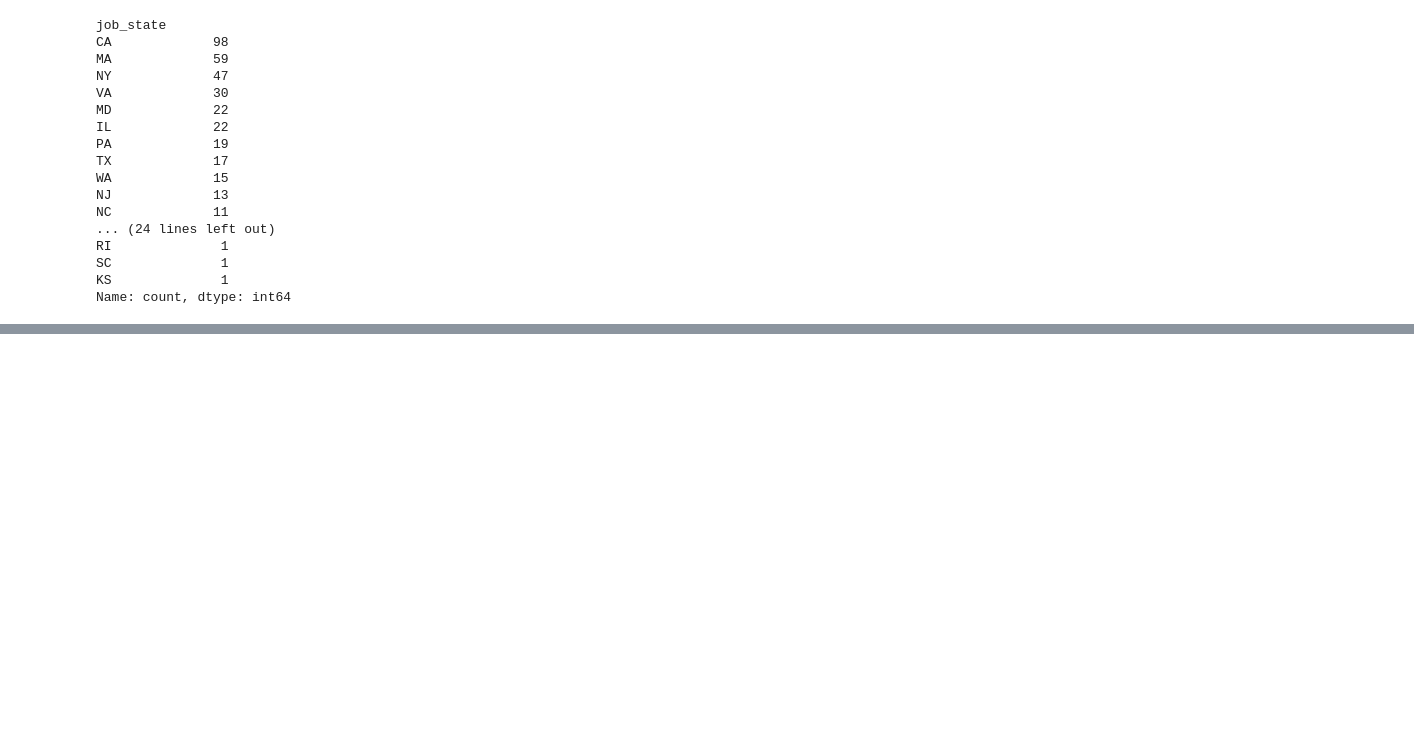
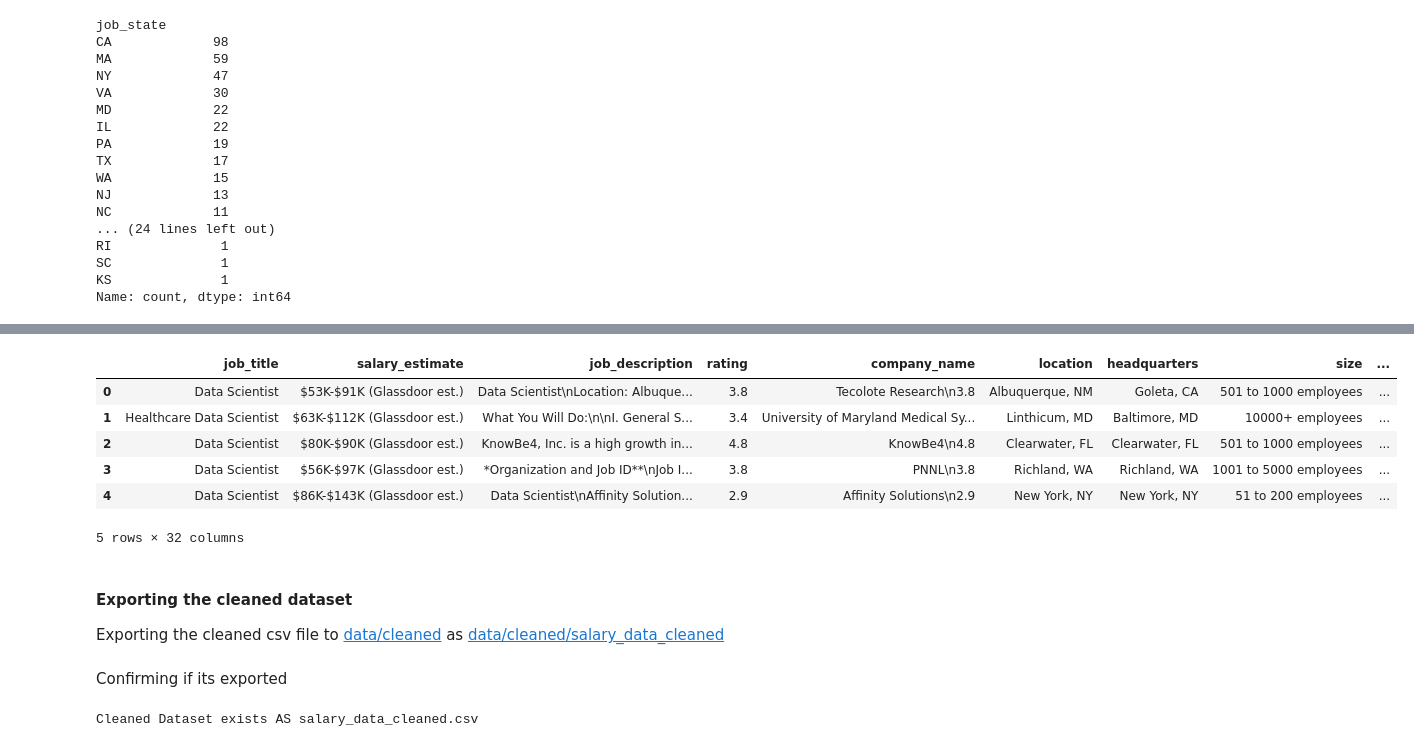
Before and after one commit to yasasbanukaofficial/glassdoor-job-market-insights, a Jupyter notebook: notebooks/01_data_cleaning.ipynb, the cells around one changed output, grey strips where cells are left out. Drawn from its saved outputs; the diff is of its cells as text; code cells hidden in the pictures; blank space fills up the shorter version.

```diff
--- a/notebooks/01_data_cleaning.ipynb
+++ b/notebooks/01_data_cleaning.ipynb
@@ -147,0 +193,3 @@ Name: count, dtype: int64
+# %%
+df['company_age'] = df.founded.apply(lambda x: x if x < 1 else 2026 - x)
+df[['company_age']].head()
@@ -147,0 +211,21 @@ Name: count, dtype: int64
+# %%
+cleaned_company_size = (
+    df['size']
+    .str.lower()
+    .str.replace('employees', '', regex=False)
+    .str.replace('unknown', '', regex=False)
+    .str.replace('+', '', regex=False)
+    .str.strip()
+)
+
+df['min_emp_count'] = cleaned_company_size.str.split('to').str[0].str.strip()
+df['max_emp_count'] = cleaned_company_size.str.split('to').str[1].str.strip()
+
+df['min_emp_count'] = df['min_emp_count'].fillna(-1)
+df['max_emp_count'] = (df['max_emp_count'].fillna(df['min_emp_count']) if df['min_emp_count'].any() != -1 else -1)
+
+df['min_emp_count'] = pd.to_numeric(df['min_emp_count'], errors='coerce')
+df['max_emp_count'] = pd.to_numeric(df['max_emp_count'], errors='coerce')
+
+df['avg_emp_count'] = ((df['max_emp_count'] + df['min_emp_count']) / 2).round().astype('Int64')
+df[['min_emp_count', 'max_emp_count', 'avg_emp_count']].value_counts()
@@ -147,0 +253,23 @@ Name: count, dtype: int64
+# %%
+skill_set = ['python', 'r', 'power bi', 'sql', 'excel', 'spark']
+
+desc_lower = df['job_description'].str.lower()
+
+for skill in skill_set:
+    col_name = skill + "_yn"
+    skill_name = r'\b' + re.escape(skill) + r'\b'
+    df[col_name] = desc_lower.str.contains(skill_name, regex=True, na=False)
+
+df.head()
+# %% [output]
+|  | job_title | salary_estimate | job_description | rating | company_name | location | headquarters | size | ... |
+| 0 | Data Scientist | $53K-$91K (Glassdoor est.) | Data Scientist\nLocation: Albuque... | 3.8 | Tecolote Research\n3.8 | Albuquerque, NM | Goleta, CA | 501 to 1000 employees | ... |
+| 1 | Healthcare Data Scientist | $63K-$112K (Glassdoor est.) | What You Will Do:\n\nI. General S... | 3.4 | University of Maryland Medical Sy... | Linthicum, MD | Baltimore, MD | 10000+ employees | ... |
+| 2 | Data Scientist | $80K-$90K (Glassdoor est.) | KnowBe4, Inc. is a high growth in... | 4.8 | KnowBe4\n4.8 | Clearwater, FL | Clearwater, FL | 501 to 1000 employees | ... |
+| 3 | Data Scientist | $56K-$97K (Glassdoor est.) | *Organization and Job ID**\nJob I... | 3.8 | PNNL\n3.8 | Richland, WA | Richland, WA | 1001 to 5000 employees | ... |
+| 4 | Data Scientist | $86K-$143K (Glassdoor est.) | Data Scientist\nAffinity Solution... | 2.9 | Affinity Solutions\n2.9 | New York, NY | New York, NY | 51 to 200 employees | ... |
+5 rows × 32 columns
+# %% [markdown]
+#### Exporting the cleaned dataset
+
+Exporting the cleaned csv file to [data/cleaned](../data/cleaned) as [data/cleaned/salary_data_cleaned](../data/cleaned/salary_data_cleaned.csv)
@@ -147,0 +278,8 @@ Name: count, dtype: int64
+# %% [markdown]
+Confirming if its exported
+# %%
+if os.path.exists('../data/cleaned/salary_data_cleaned.csv'):
+    print("Cleaned Dataset exists AS salary_data_cleaned.csv")
+else: print("Cleaned Dataset exist")
+# %% [output]
+Cleaned Dataset exists AS salary_data_cleaned.csv
```
Also changed, not shown: parts of 12 cells of this notebook, 1 other file.
